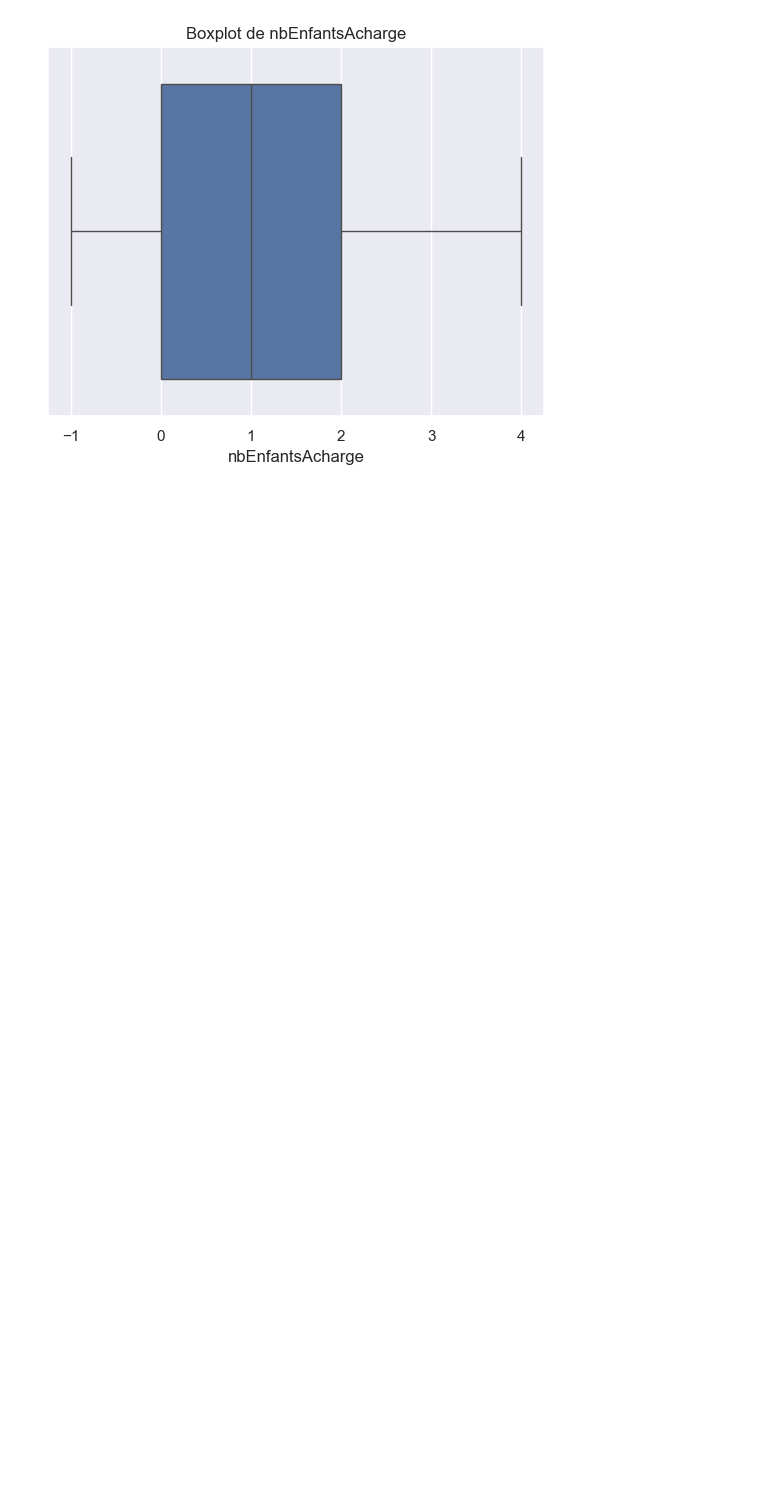
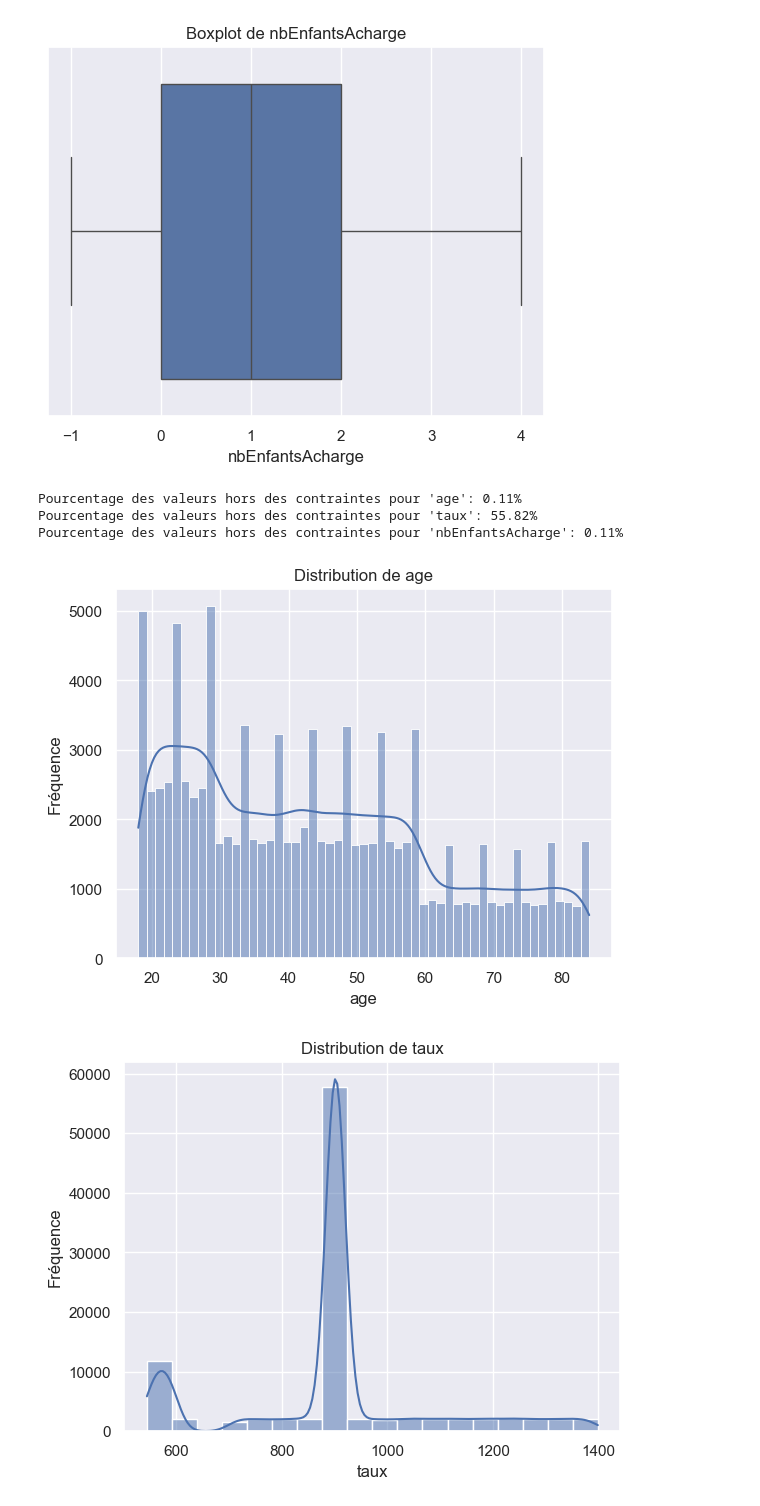
Before and after one commit to devAhansal/DATA-MINING-PROJECT, a Jupyter notebook: notebooks/02-eda.ipynb, the cells around one changed output. Cells and saved outputs as stored; diff of their text form; code cells hidden in the pictures; blank space fills up the shorter version.

```diff
--- a/notebooks/02-eda.ipynb
+++ b/notebooks/02-eda.ipynb
@@ -58,3 +58,29 @@ for col in num_cols:
 [figure]
 [figure]
 [figure]
+# %%
+# Initialisation d'un dictionnaire pour stocker les pourcentages
+percentages_out_of_bounds = {}
+
+# Définir les contraintes
+constraints = {
+    'age': (18, 84),
+    'taux': (544, 74185),
+    'nbEnfantsAcharge': (0, 4)
+}
+
+# Calculer le pourcentage des valeurs hors des contraintes pour chaque colonne
+for col, (min_val, max_val) in constraints.items():
+    total_values = len(clients)
+    out_of_bounds = clients[(clients[col] < min_val) | (clients[col] > max_val)]
+    percentage = (len(out_of_bounds) / total_values) * 100
+    percentages_out_of_bounds[col] = percentage
+
+# Afficher les résultats
+for col, percentage in percentages_out_of_bounds.items():
+    print(f"Pourcentage des valeurs hors des contraintes pour '{col}': {percentage:.2f}%")
+##
+# %% [output]
+Pourcentage des valeurs hors des contraintes pour 'age': 0.11%
+Pourcentage des valeurs hors des contraintes pour 'taux': 55.82%
+Pourcentage des valeurs hors des contraintes pour 'nbEnfantsAcharge': 0.11%
@@ -60,0 +96,13 @@ for col in num_cols:
+# %%
+# Histogrammes pour les variables numériques
+num_cols = clients.select_dtypes(include=['float', 'int']).columns
+for col in num_cols:
+    plt.figure()
+    sns.histplot(clients[col], kde=True)
+    plt.title(f'Distribution de {col}')
+    plt.xlabel(col)
+    plt.ylabel('Fréquence')
+    plt.show()
+# %% [output]
+[figure, added]
+[figure, added]
```
Also changed, not shown: parts of 9 cells of this notebook, 5 other files.
